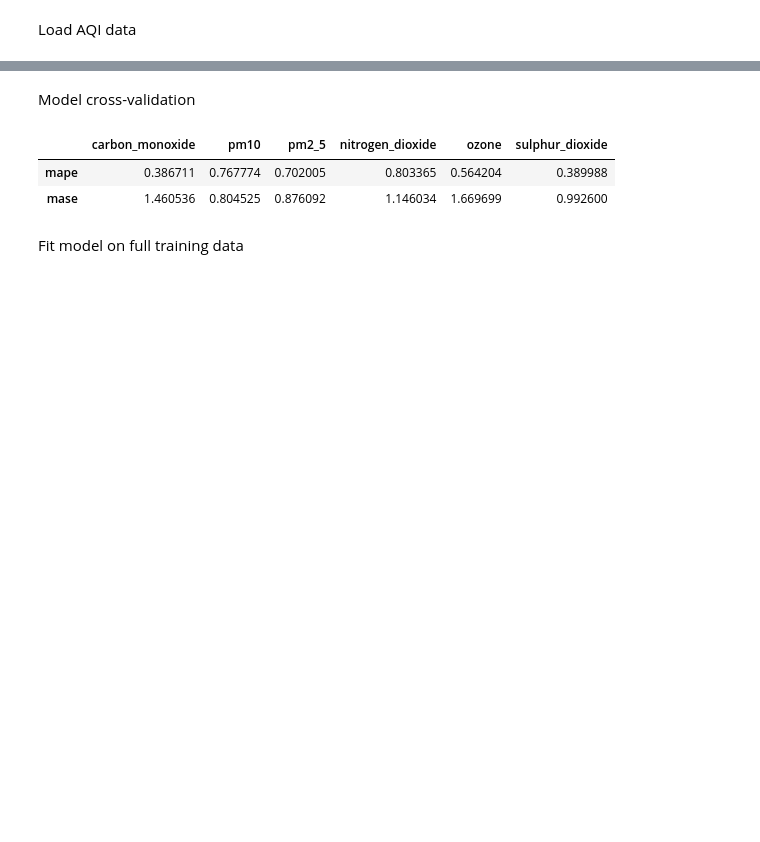
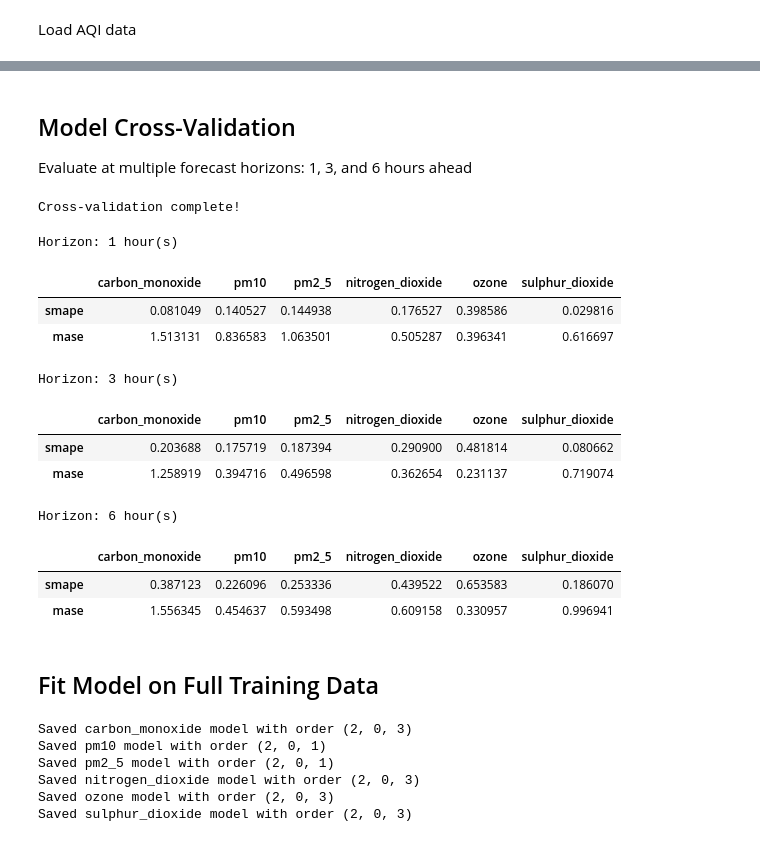
Before and after one commit to quangtranngoc/business-analytics-project, a Jupyter notebook: arima.ipynb, the cells around one changed output, grey strips where cells are left out. Cells and saved outputs as stored; diff of their text form; code cells hidden in the pictures; blank space fills up the shorter version.

```diff
--- a/arima.ipynb
+++ b/arima.ipynb
@@ -21,4 +104,6 @@ q = 0
 # %% [markdown]
-Model cross-validation
+## Model Cross-Validation
+
+Evaluate at multiple forecast horizons: 1, 3, and 6 hours ahead
 # %%
 splits = 5
@@ -28,41 +113,65 @@ tscv = TimeSeriesSplit(n_splits=splits, test_size=val_len)
 # %%
-mape_list = {}
-mase_list = {}
+results_by_horizon = {h: {comp: {'smape': [], 'mase': []} for comp in aqi_comps} for h in horizons}
 
 for comp in aqi_comps:
-    mape_scores = []
-    mase_scores = []
+    p, d, q = best_params[comp]
 
     for train_index, val_index in tscv.split(aqi_df):
-        train, val = aqi_df[comp].iloc[train_index], aqi_df[comp].iloc[val_index]
+        train = aqi_df[comp].iloc[train_index]
+        val = aqi_df[comp].iloc[val_index]
+
         model = ARIMA(train, order=(p, d, q))
         fit = model.fit()
+        forecast = fit.forecast(steps=max_horizon)
 
-        forecast = fit.forecast(steps=len(val))
+        for h in horizons:
+            val_h = val.iloc[:h]
+            forecast_h = forecast.iloc[:h]
 
-        mape = mean_absolute_percentage_error(val, forecast)
-        if mape > 5:
-            continue
-        mae = mean_absolute_error(val, forecast)
-        # Naive prediction: use value at t to guess value at t + len(val)
-        naive_mae = np.mean(np.abs(train[-len(val):].values - val.values))
-        mase = mae / naive_mae
-        mape_scores.append(mape)
-        mase_scores.append(mase)
+            # sMAPE: symmetric, avoids division by zero
+            smape_val = smape(val_h.values, forecast_h.values)
+            # MASE: scaled by h-step naive error
+            mase_val = mase_h_step(val_h.values, forecast_h.values, train, h)
 
-    mape_list[comp] = np.mean(mape_scores)
-    mase_list[comp] = np.mean(mase_scores)
+            results_by_horizon[h][comp]['smape'].append(smape_val)
+            results_by_horizon[h][comp]['mase'].append(mase_val)
+
+print("Cross-validation complete!")
+# %% [output]
+Cross-validation complete!
 # %%
-results = pd.DataFrame({'mape': mape_list, 'mase': mase_list}).T
-results
+for h in horizons:
+    print(f"\nHorizon: {h} hour(s)")
+    smape_means = {comp: np.mean(results_by_horizon[h][comp]['smape']) for comp in aqi_comps}
+    mase_means = {comp: np.mean(results_by_horizon[h][comp]['mase']) for comp in aqi_comps}
+    results = pd.DataFrame({'smape': smape_means, 'mase': mase_means}).T
+    display(results)
 # %% [output]
+Horizon: 1 hour(s)
 |  | carbon_monoxide | pm10 | pm2_5 | nitrogen_dioxide | ozone | sulphur_dioxide |
-| mape | 0.386711 | 0.767774 | 0.702005 | 0.803365 | 0.564204 | 0.389988 |
-| mase | 1.460536 | 0.804525 | 0.876092 | 1.146034 | 1.669699 | 0.992600 |
+| smape | 0.081049 | 0.140527 | 0.144938 | 0.176527 | 0.398586 | 0.029816 |
+| mase | 1.513131 | 0.836583 | 1.063501 | 0.505287 | 0.396341 | 0.616697 |
+Horizon: 3 hour(s)
+|  | carbon_monoxide | pm10 | pm2_5 | nitrogen_dioxide | ozone | sulphur_dioxide |
+| smape | 0.203688 | 0.175719 | 0.187394 | 0.290900 | 0.481814 | 0.080662 |
+| mase | 1.258919 | 0.394716 | 0.496598 | 0.362654 | 0.231137 | 0.719074 |
+Horizon: 6 hour(s)
+|  | carbon_monoxide | pm10 | pm2_5 | nitrogen_dioxide | ozone | sulphur_dioxide |
+| smape | 0.387123 | 0.226096 | 0.253336 | 0.439522 | 0.653583 | 0.186070 |
+| mase | 1.556345 | 0.454637 | 0.593498 | 0.609158 | 0.330957 | 0.996941 |
 # %% [markdown]
-Fit model on full training data
+## Fit Model on Full Training Data
 # %%
 for comp in aqi_comps:
+    p, d, q = best_params[comp]
     model = ARIMA(aqi_df[comp], order=(p, d, q))
     fit = model.fit()
     fit.save(f"models/arima/{comp}.pickle")
+    print(f"Saved {comp} model with order ({p}, {d}, {q})")
+# %% [output]
+Saved carbon_monoxide model with order (2, 0, 3)
+Saved pm10 model with order (2, 0, 1)
+Saved pm2_5 model with order (2, 0, 1)
+Saved nitrogen_dioxide model with order (2, 0, 3)
+Saved ozone model with order (2, 0, 3)
+Saved sulphur_dioxide model with order (2, 0, 3)
```
Also changed, not shown: parts of 10 cells of this notebook, 6 other files.
